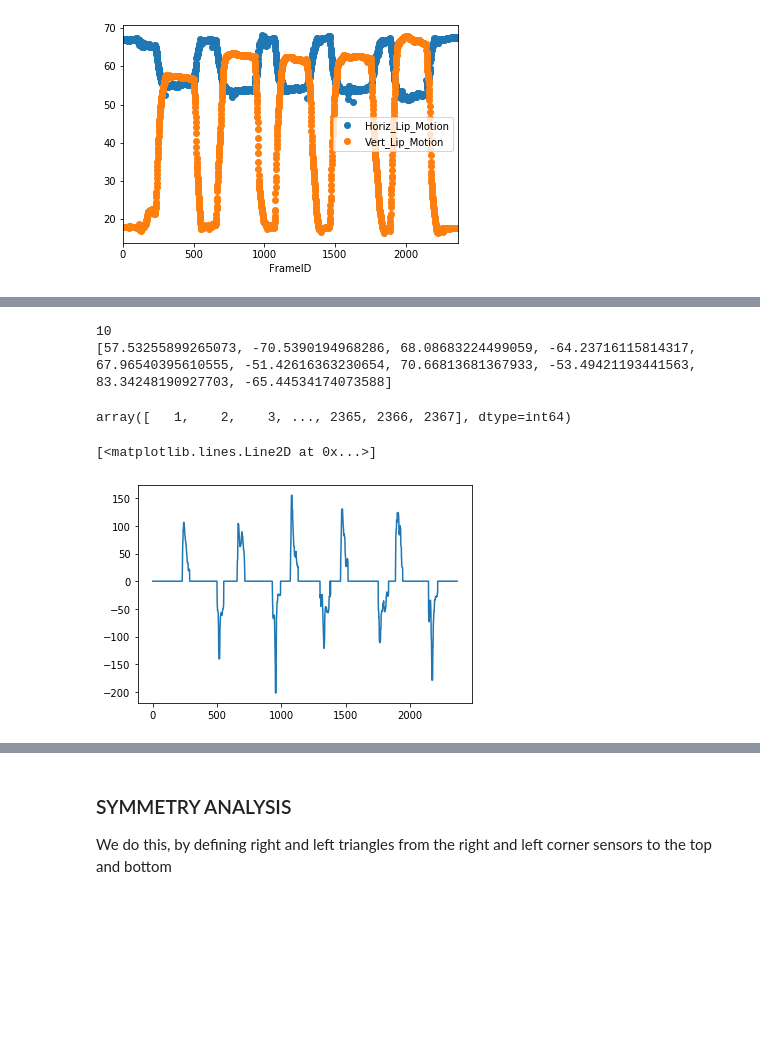
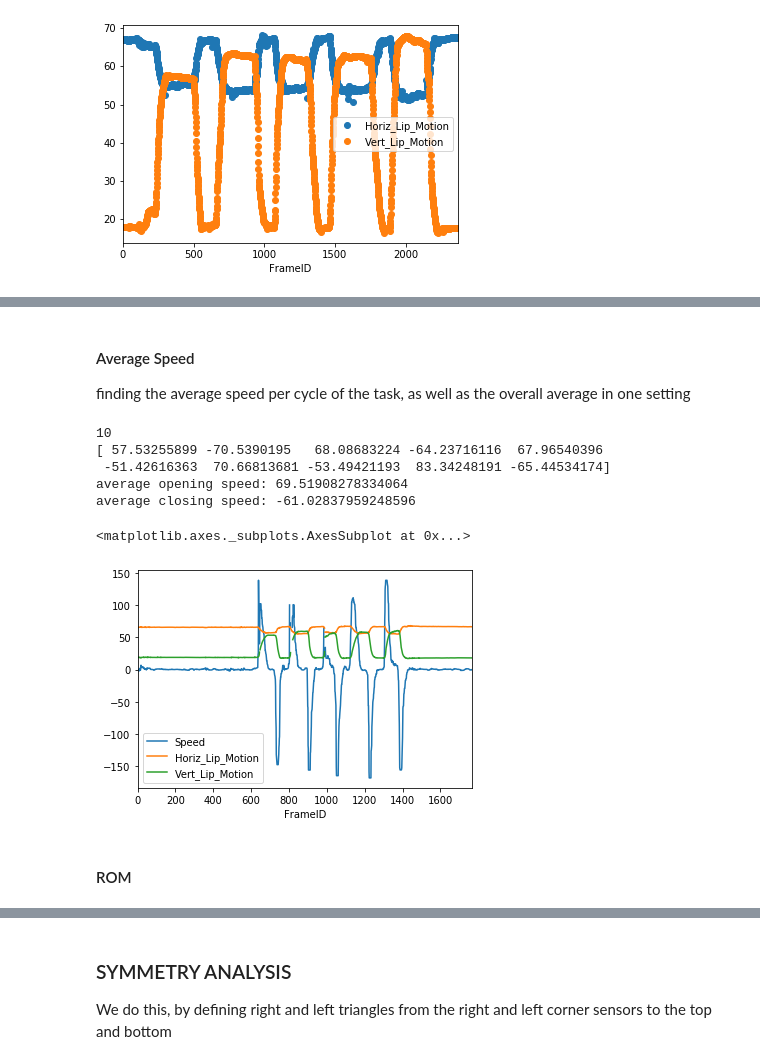
Before and after one commit to denizjafari/ValidationStudy, a Jupyter notebook: ValidationStudy.ipynb, the cells around one changed output, grey strips where cells are left out. Saved outputs shown, nothing was run; the diff lists cells and outputs as text; code cells hidden in the pictures; blank space fills up the shorter version.

```diff
--- a/ValidationStudy.ipynb
+++ b/ValidationStudy.ipynb
@@ -138,8 +136,12 @@ finding the average speed, number describe would be used to find the min and max
+# %% [markdown]
+#### Average Speed
+
+finding the average speed per cycle of the task, as well as the overall average in one setting
 # %%
 OPEN_DF_HOL_1["Speed"] = signal.medfilt(np.gradient(OPEN_DF_HOL_1['Vert_Lip_Motion'], OPEN_DF_HOL_1["Time"]), 9)
 
 OPEN_ARRAY_HOL_1_SPEED = OPEN_DF_HOL_1["Speed"].values
-
+OPEN_ARRAY_HOL_1_SPEED = OPEN_ARRAY_HOL_1_SPEED[~np.isnan(OPEN_ARRAY_HOL_1_SPEED)]
 
 # set the noise at rest to be zero
 threshold = 19 #mm**2/sec
@@ -149,10 +151,18 @@ OPEN_ARRAY_HOL_1_SPEED[super_threshold_indices] = 0
 
 cycles = np.split(OPEN_ARRAY_HOL_1_SPEED, np.where(OPEN_ARRAY_HOL_1_SPEED[:-1] == 0)[0]+1)
 cycles = [array for array in cycles if len(array) >3]
-cycles_mean = [np.mean(array) for array in cycles]
+cycles_mean = np.array([np.mean(array) for array in cycles])
+avg_pos_speed_cycles = cycles_mean[cycles_mean > 0]
+avg_neg_speed_cycles = cycles_mean[cycles_mean < 0]
+avg_pos_speed = np.mean(avg_pos_speed_cycles)
+avg_neg_speed = np.mean(avg_neg_speed_cycles)
 print(len(cycles))
 print(cycles_mean)
-#print(cycles)
+print('average opening speed: {}'.format(avg_pos_speed))
+print('average closing speed: {}'.format(avg_neg_speed))
 # %% [output]
 10
-[57.53255899265073, -70.5390194968286, 68.08683224499059, -64.23716115814317, 67.96540395610555, -51.42616363230654, 70.66813681367933, -53.49421193441563, 83.34248190927703, -65.44534174073588]
+[ 57.53255899 -70.5390195   68.08683224 -64.23716116  67.96540396
+ -51.42616363  70.66813681 -53.49421193  83.34248191 -65.44534174]
+average opening speed: 69.51908278334064
+average closing speed: -61.02837959248596
@@ -161,9 +169,7 @@ print(cycles_mean)
-# %%
-np.where(abs(OPEN_ARRAY_HOL_1_SPEED[:-1]) == 0)[0]+1
-# %% [output]
-array([   1,    2,    3, ..., 2365, 2366, 2367], dtype=int64)
-# %%
-plt.plot(OPEN_ARRAY_HOL_1_SPEED)
-# %% [output]
-[<matplotlib.lines.Line2D at 0x...>]
-[figure, removed]
+# %%
+OPEN_DF_HOL_1.plot(x='FrameID',y = ["Speed",'Horiz_Lip_Motion', 'Vert_Lip_Motion'])
+# %% [output]
+<matplotlib.axes._subplots.AxesSubplot at 0x...>
+[figure, added]
+# %% [markdown]
+#### ROM
```
Also changed, not shown: parts of 22 cells of this notebook.
